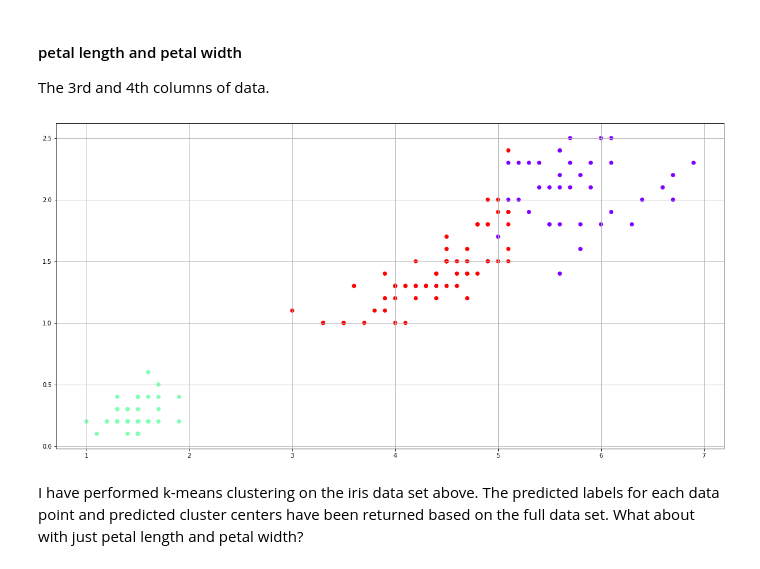
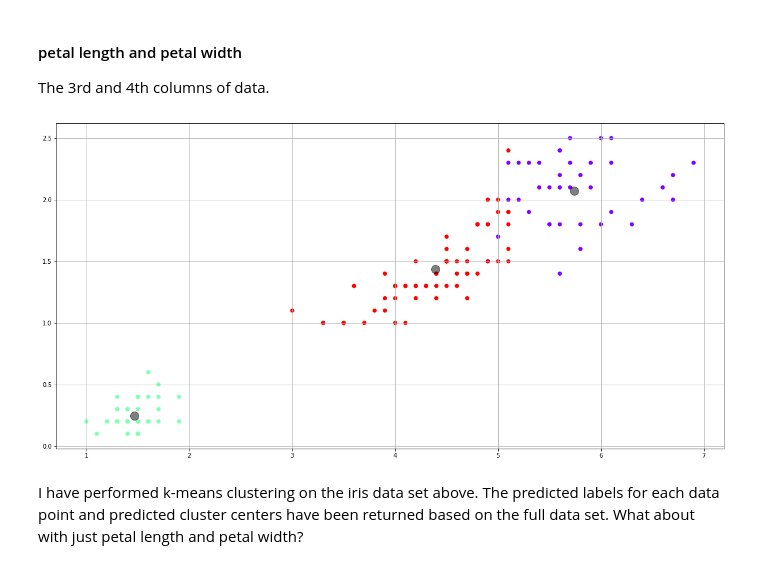
Before and after one commit to johndunne2019/Tasks-2020-Machine-Learning-and-Statistics, a Jupyter notebook: Tasks.ipynb, the cells around one changed output. Cells and saved outputs as stored; diff of their text form; code cells hidden in the pictures.

```diff
--- a/Tasks.ipynb
+++ b/Tasks.ipynb
@@ -1427,11 +1446,15 @@ plt.grid()
 #### petal length and petal width
 
 The 3rd and 4th columns of data.
-# %%
-plt.scatter(x[:, 2], x[:,3], c=y, cmap='rainbow')
-plt.grid()
-# %% [output]
-[figure, removed]
+# %%
+# scatter plot of the data points
+plt.scatter(x[:, 2], x[:,3], c=model.labels_, cmap='rainbow')
+# plot the cluster centers, adapted from [15]
+plt.scatter(centers[:, 2], centers[:, 3], c='black', s=200, alpha=0.5);
+# grid
+plt.grid()
+# %% [output]
+[figure, added]
 # %% [markdown]
 I have performed k-means clustering on the iris data set above. The predicted labels for each data point and predicted cluster centers have been returned based on the full data set. What about with just petal length and petal width?
 # %%
```
Also changed, not shown: parts of 32 cells of this notebook.
